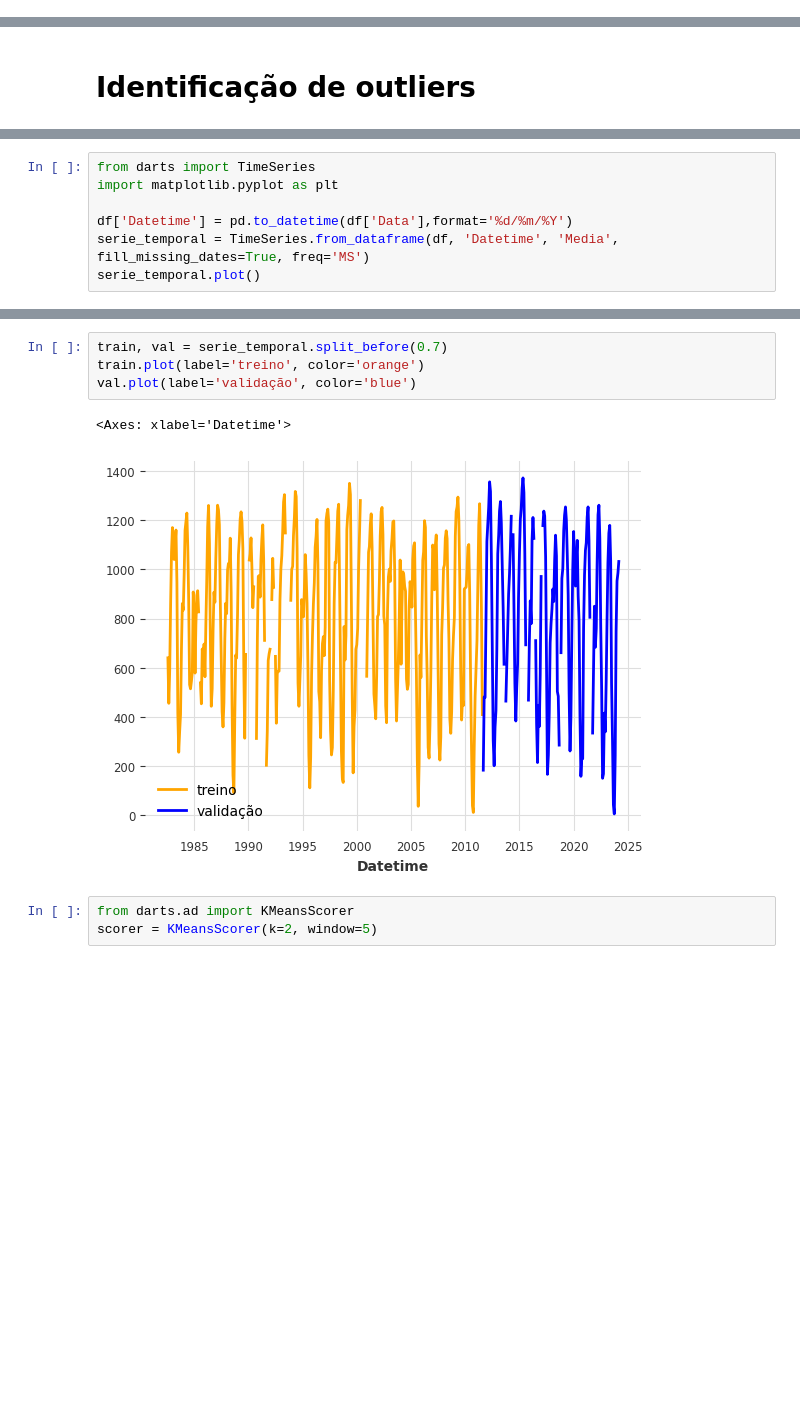
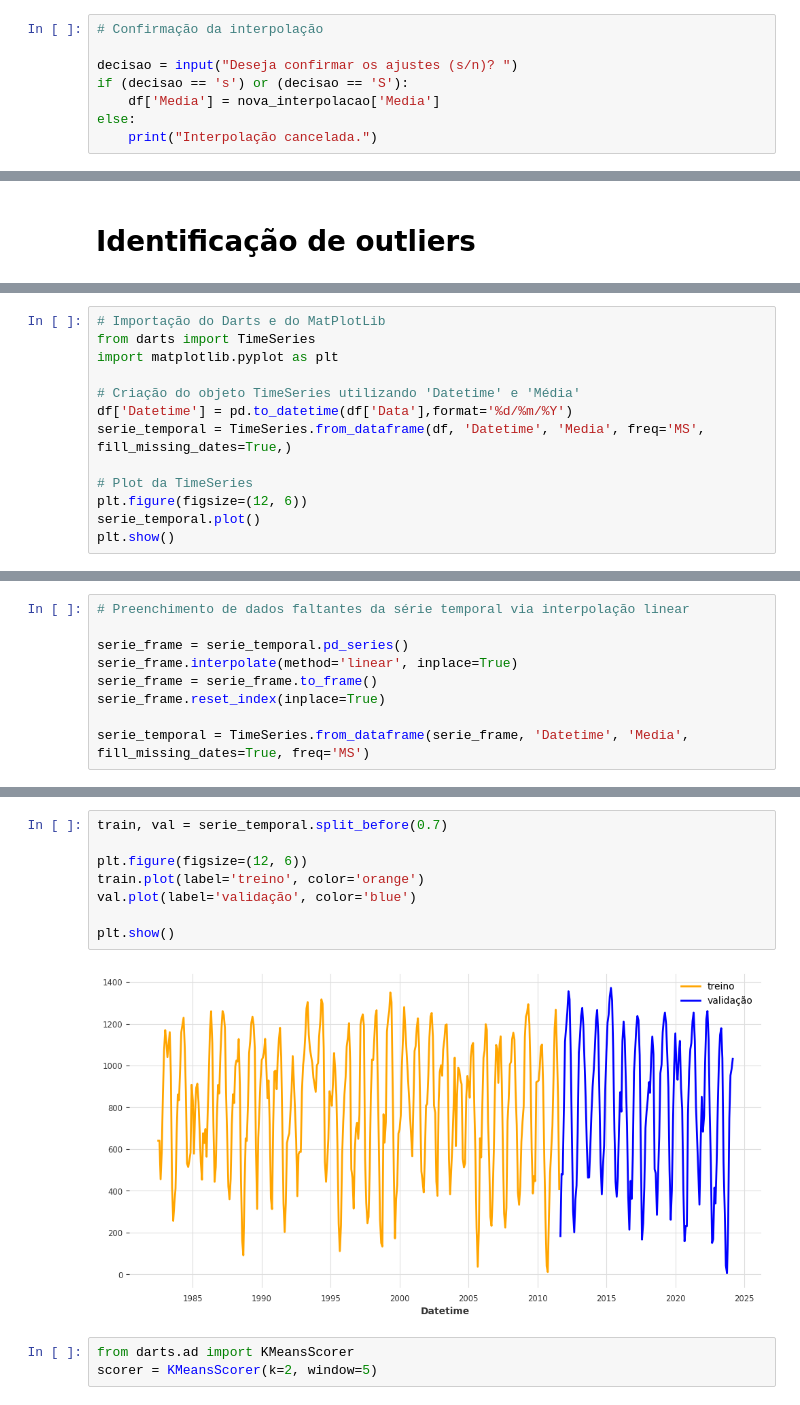
Before and after one commit to Gustavo-Macedo1/PIBITI-Tratamento-de-anomalias-com-IA, a Jupyter notebook: PIBITI.ipynb, the cells around one changed output, grey strips where cells are left out. Cells and saved outputs as stored; diff of their text form; blank space fills up the shorter version.

```diff
--- a/PIBITI.ipynb
+++ b/PIBITI.ipynb
@@ -386,0 +382,8 @@ nova_interpolacao[nova_interpolacao['Media'].isna()]
+# %%
+# Confirmação da interpolação
+
+decisao = input("Deseja confirmar os ajustes (s/n)? ")
+if (decisao == 's') or (decisao == 'S'):
+    df['Media'] = nova_interpolacao['Media']
+else:
+    print("Interpolação cancelada.")
@@ -411,8 +418,14 @@ Requirement already satisfied: appdirs~=1.4.3 in /usr/local/lib/python3.10/dist-
 # %%
+# Importação do Darts e do MatPlotLib
 from darts import TimeSeries
 import matplotlib.pyplot as plt
 
+# Criação do objeto TimeSeries utilizando 'Datetime' e 'Média'
 df['Datetime'] = pd.to_datetime(df['Data'],format='%d/%m/%Y')
-serie_temporal = TimeSeries.from_dataframe(df, 'Datetime', 'Media', fill_missing_dates=True, freq='MS')
+serie_temporal = TimeSeries.from_dataframe(df, 'Datetime', 'Media', freq='MS', fill_missing_dates=True,)
+
+# Plot da TimeSeries
+plt.figure(figsize=(12, 6))
 serie_temporal.plot()
+plt.show()
 # %% [output]
@@ -420,0 +444,9 @@ serie_temporal.plot()
+# %%
+# Preenchimento de dados faltantes da série temporal via interpolação linear
+
+serie_frame = serie_temporal.pd_series()
+serie_frame.interpolate(method='linear', inplace=True)
+serie_frame = serie_frame.to_frame()
+serie_frame.reset_index(inplace=True)
+
+serie_temporal = TimeSeries.from_dataframe(serie_frame, 'Datetime', 'Media', fill_missing_dates=True, freq='MS')
@@ -421,10 +461,13 @@ serie_temporal.plot()
 # %%
 train, val = serie_temporal.split_before(0.7)
+
+plt.figure(figsize=(12, 6))
 train.plot(label='treino', color='orange')
 val.plot(label='validação', color='blue')
+
+plt.show()
 # %% [output]
-<Axes: xlabel='Datetime'>
-[figure, old version]
+[figure, new version]
 # %%
 from darts.ad import KMeansScorer
 scorer = KMeansScorer(k=2, window=5)
```
Also changed, not shown: parts of 30 cells of this notebook.
